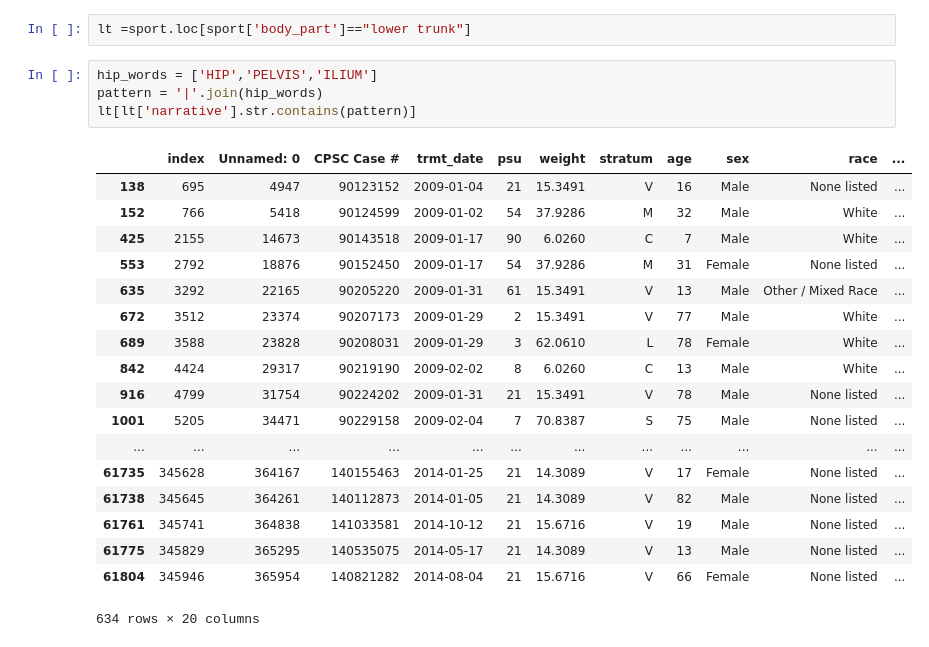
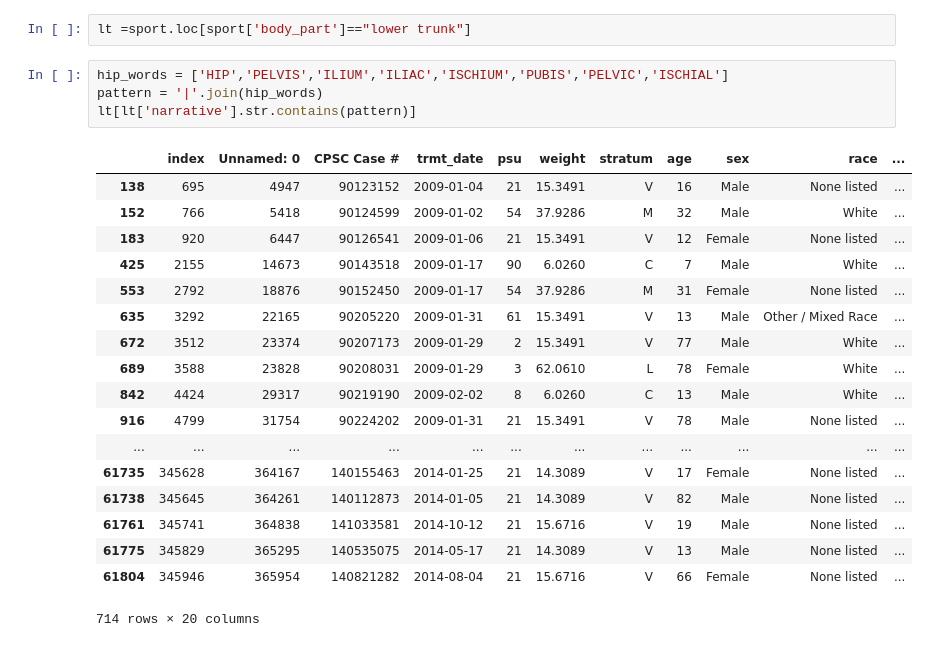
Before and after one commit to jcbain/neander_trauma, a Jupyter notebook: NEISS_data_description.ipynb, the cells around one changed output. Saved outputs shown, nothing was run; the diff lists cells and outputs as text.

Commit message:
create two lists with words commonly used for backs and hips to separate these regions of the body

```diff
--- a/NEISS_data_description.ipynb
+++ b/NEISS_data_description.ipynb
@@ -353,13 +353,14 @@ Let's go ahead and write this to a csv.
 # %%
 lt =sport.loc[sport['body_part']=="lower trunk"]
 # %%
-hip_words = ['HIP','PELVIS','ILIUM']
+hip_words = ['HIP','PELVIS','ILIUM','ILIAC','ISCHIUM','PUBIS','PELVIC','ISCHIAL']
 pattern = '|'.join(hip_words)
 lt[lt['narrative'].str.contains(pattern)]
 # %% [output]
 |  | index | Unnamed: 0 | CPSC Case # | trmt_date | psu | weight | stratum | age | sex | race | ... |
 | 138 | 695 | 4947 | 90123152 | 2009-01-04 | 21 | 15.3491 | V | 16 | Male | None listed | ... |
 | 152 | 766 | 5418 | 90124599 | 2009-01-02 | 54 | 37.9286 | M | 32 | Male | White | ... |
+| 183 | 920 | 6447 | 90126541 | 2009-01-06 | 21 | 15.3491 | V | 12 | Female | None listed | ... |
 | 425 | 2155 | 14673 | 90143518 | 2009-01-17 | 90 | 6.0260 | C | 7 | Male | White | ... |
 | 553 | 2792 | 18876 | 90152450 | 2009-01-17 | 54 | 37.9286 | M | 31 | Female | None listed | ... |
 | 635 | 3292 | 22165 | 90205220 | 2009-01-31 | 61 | 15.3491 | V | 13 | Male | Other / Mixed Race | ... |
@@ -367,11 +368,10 @@ lt[lt['narrative'].str.contains(pattern)]
 | 689 | 3588 | 23828 | 90208031 | 2009-01-29 | 3 | 62.0610 | L | 78 | Female | White | ... |
 | 842 | 4424 | 29317 | 90219190 | 2009-02-02 | 8 | 6.0260 | C | 13 | Male | White | ... |
 | 916 | 4799 | 31754 | 90224202 | 2009-01-31 | 21 | 15.3491 | V | 78 | Male | None listed | ... |
-| 1001 | 5205 | 34471 | 90229158 | 2009-02-04 | 7 | 70.8387 | S | 75 | Male | None listed | ... |
 | ... | ... | ... | ... | ... | ... | ... | ... | ... | ... | ... | ... |
 | 61735 | 345628 | 364167 | 140155463 | 2014-01-25 | 21 | 14.3089 | V | 17 | Female | None listed | ... |
 | 61738 | 345645 | 364261 | 140112873 | 2014-01-05 | 21 | 14.3089 | V | 82 | Male | None listed | ... |
 | 61761 | 345741 | 364838 | 141033581 | 2014-10-12 | 21 | 15.6716 | V | 19 | Male | None listed | ... |
 | 61775 | 345829 | 365295 | 140535075 | 2014-05-17 | 21 | 14.3089 | V | 13 | Male | None listed | ... |
 | 61804 | 345946 | 365954 | 140821282 | 2014-08-04 | 21 | 15.6716 | V | 66 | Female | None listed | ... |
-634 rows × 20 columns
+714 rows × 20 columns
```
Also changed, not shown: parts of 1 cell of this notebook.
